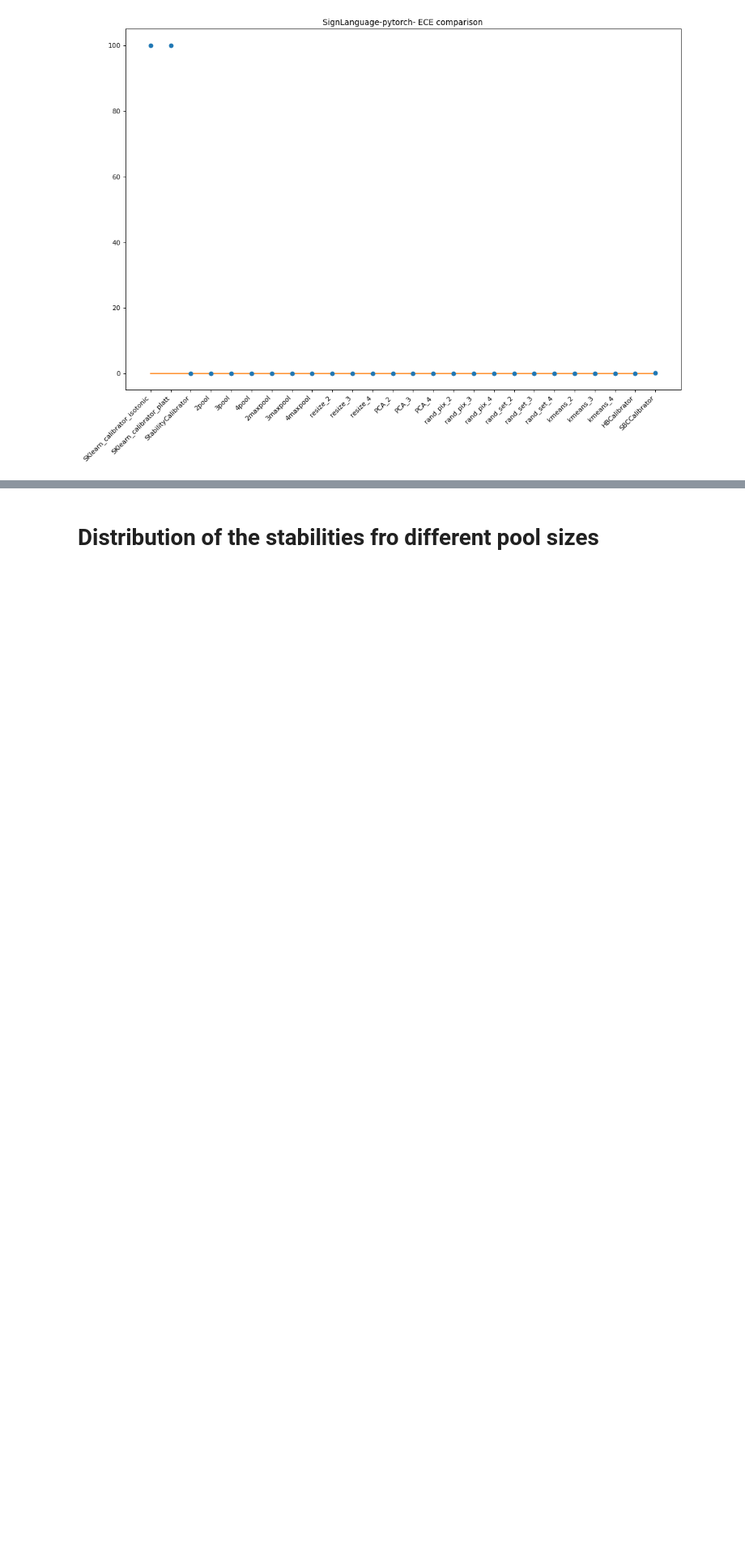
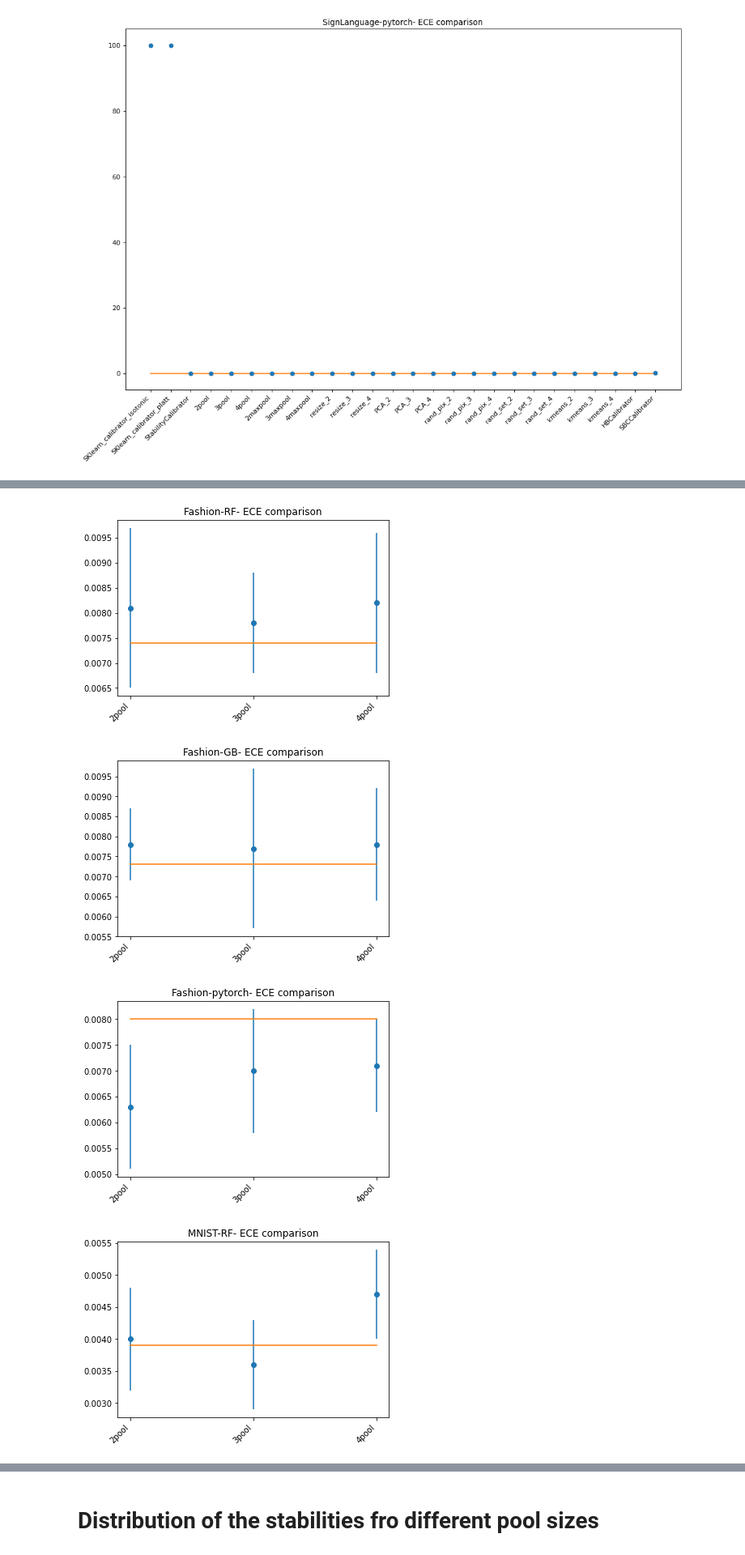
Before and after one commit to Liel-leman/Geometric-Calibrator, a Jupyter notebook: ECE_calc.ipynb, the cells around one changed output, grey strips where cells are left out. Shown at 81% size. Drawn from its saved outputs; the diff is of its cells as text; code cells hidden in the pictures; blank space fills up the shorter version.

```diff
--- a/ECE_calc.ipynb
+++ b/ECE_calc.ipynb
@@ -231,0 +286,11 @@ for dataset_name in datasets:
+# %%
+datasets = ['Fashion','MNIST','SignLanguage']#,'CIFAR_RGB','GTSRB_RGB']
+models = ['RF','GB','pytorch']
+for dataset_name in datasets:
+    for model_name in models:
+        create_scatter2(dataset_name,model_name)
+# %% [output]
+[figure, added]
+[figure, added]
+[figure, added]
+[figure, added]
```
Also changed, not shown: parts of 6 cells of this notebook.
